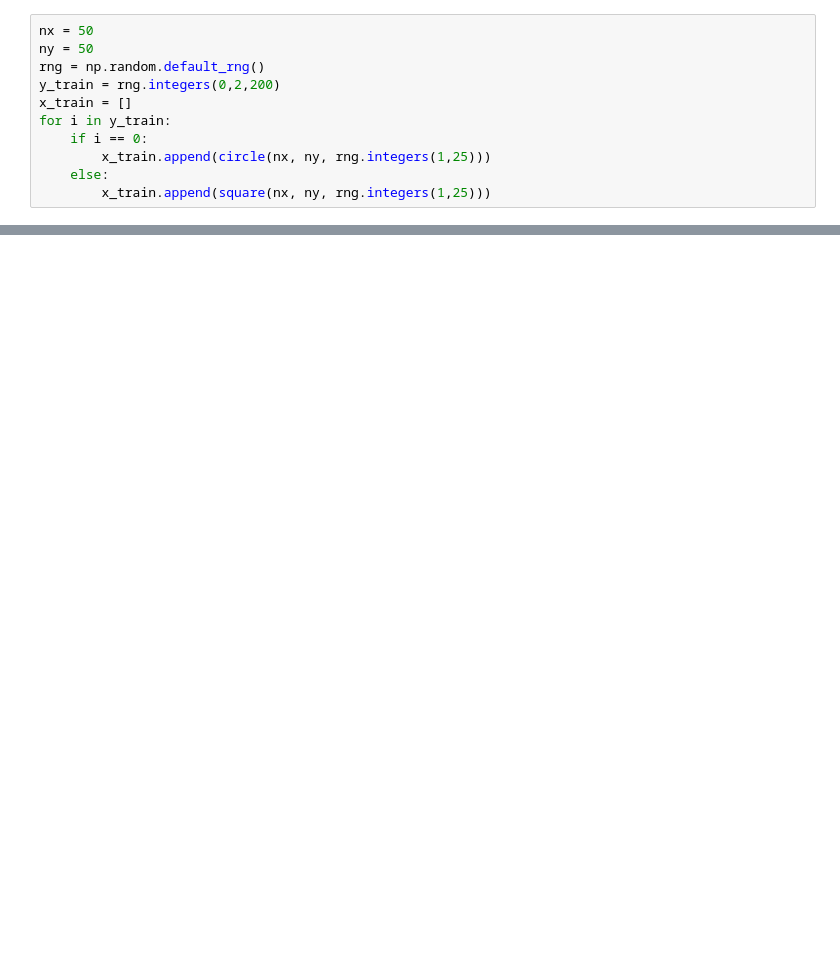
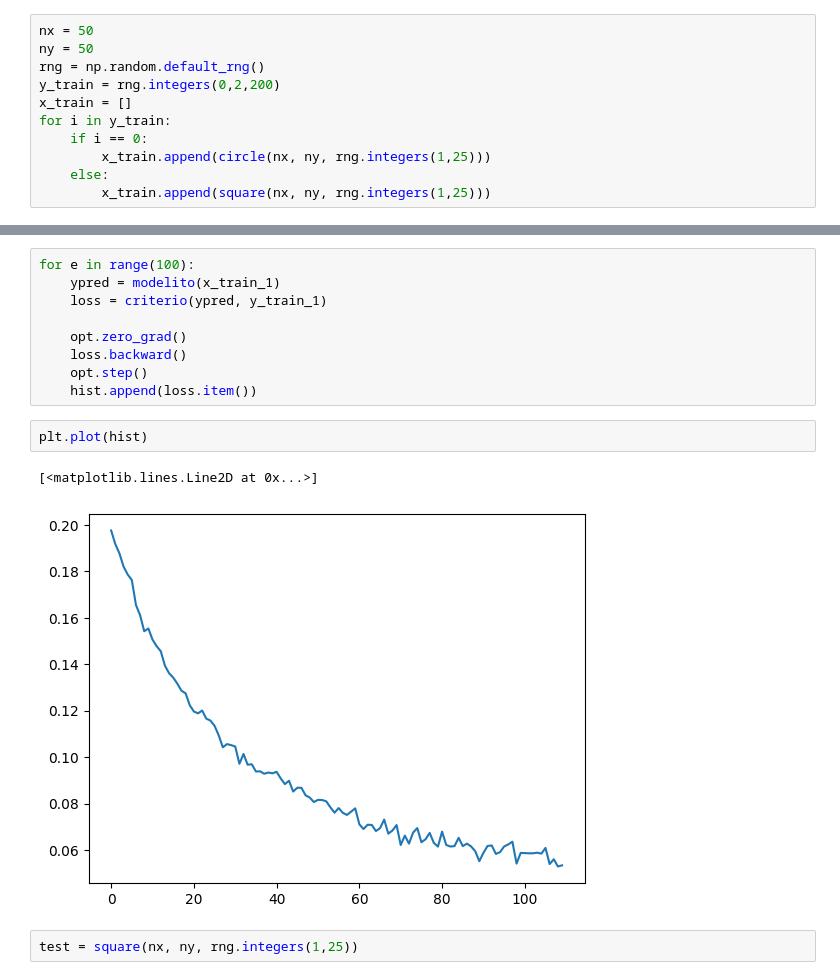
Before and after one commit to sebastlop/series-temporales-machine-learning, a Jupyter notebook: Apuntes/Tema-6/Tema-6.3.1-redes-convolucionales.ipynb, the cells around one changed output, grey strips where cells are left out. Saved outputs shown, nothing was run; the diff lists cells and outputs as text; blank space fills up the shorter version.

```diff
--- a/Apuntes/Tema-6/Tema-6.3.1-redes-convolucionales.ipynb
+++ b/Apuntes/Tema-6/Tema-6.3.1-redes-convolucionales.ipynb
@@ -75,0 +107,16 @@ class Model(torch.nn.Module):
+# %%
+for e in range(100):
+    ypred = modelito(x_train_1)
+    loss = criterio(ypred, y_train_1)
+
+    opt.zero_grad()
+    loss.backward()
+    opt.step()
+    hist.append(loss.item())
+# %%
+plt.plot(hist)
+# %% [output]
+[<matplotlib.lines.Line2D at 0x...>]
+[figure, added]
+# %%
+test = square(nx, ny, rng.integers(1,25))
```
Also changed, not shown: parts of 10 cells of this notebook.
